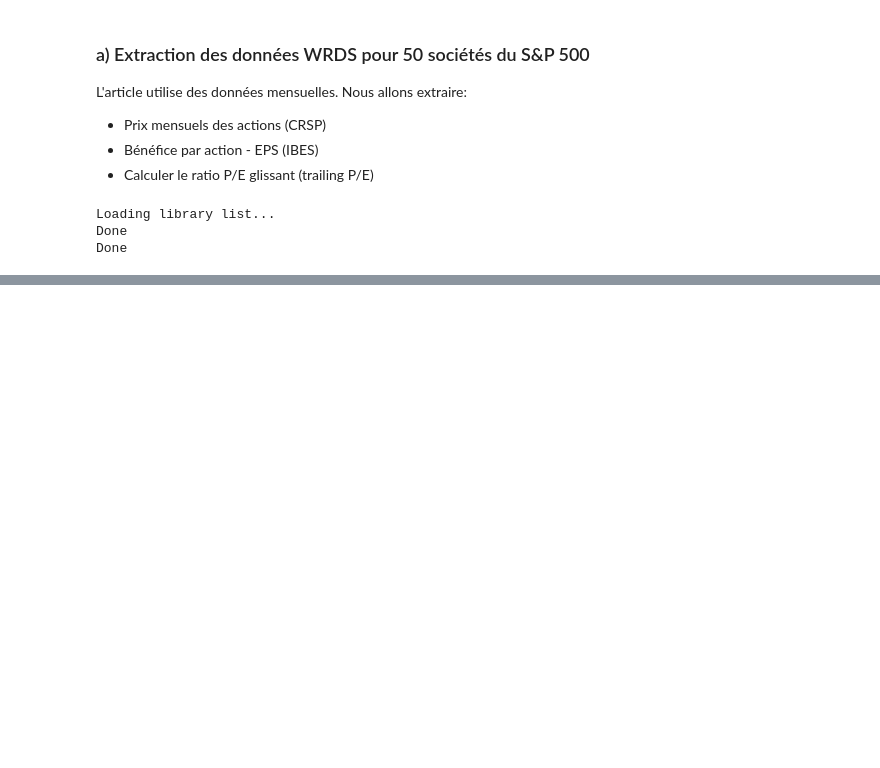
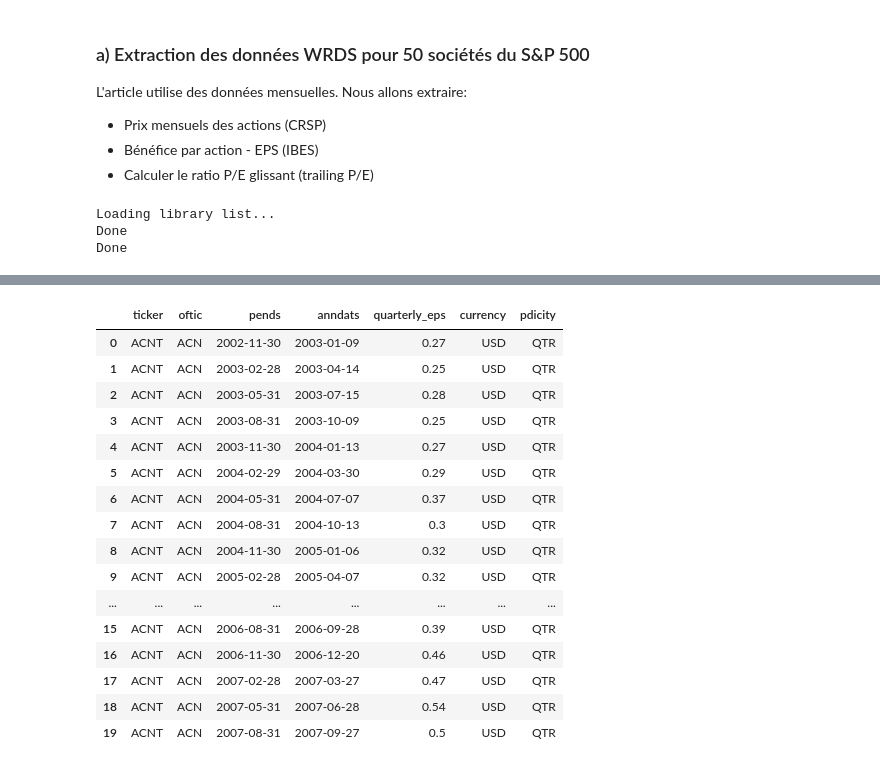
Before and after one commit to VincentD1209/TP2-cono, a Jupyter notebook: TP2 Q1.ipynb, the cells around one changed output, grey strips where cells are left out. Saved outputs shown, nothing was run; the diff lists cells and outputs as text; code cells hidden in the pictures; blank space fills up the shorter version.

```diff
--- a/TP2 Q1.ipynb
+++ b/TP2 Q1.ipynb
@@ -856,0 +478,55 @@ Le reste du code s'adaptera automatiquement car il utilise les listes de PERMNOs
+# %%
+# Étape 5.2: Extraire les données EPS trimestrielles depuis IBES
+# Nécessaire pour calculer le Trailing 12-Month PE (somme des 4 derniers trimestres)
+
+print("="*70)
+print("ÉTAPE 5.2: EXTRACTION DES EPS TRIMESTRIELS DEPUIS IBES")
+print("="*70)
+
+query_quarterly_eps = """
+SELECT
+    ticker,
+    oftic,
+    pends,
+    anndats,
+    value as quarterly_eps,
+    curr_act as currency,
+    pdicity
+FROM ibes.act_epsus
+WHERE oftic IN ('{tickers}')
+  AND anndats >= '{start_date}'
+  AND anndats <= '{end_date}'
+  AND pdicity = 'QTR'
+  AND value IS NOT NULL
+ORDER BY oftic, pends
+""".format(tickers=tickers_str, start_date=start_date, end_date=end_date)
+
+print(f"Période recherchée: {start_date} à {end_date}")
+print(f"Nombre de tickers CRSP à chercher: {len(tickers)}")
+print(f"\nExtraction des EPS trimestriels depuis IBES...")
+
+quarterly_eps = db.raw_sql(query_quarterly_eps)
+
+# Convertir les dates
+quarterly_eps['pends'] = pd.to_datetime(quarterly_eps['pends'])
+quarterly_eps['anndats'] = pd.to_datetime(quarterly_eps['anndats'])
+
+print(f"\n{'='*70}")
+print("RÉSULTATS DE L'EXTRACTION EPS TRIMESTRIELS")
+print(f"{'='*70}")
+print(f"\nNombre total d'observations EPS trimestriels: {len(quarterly_eps)}")
+print(f"Nombre de tickers CRSP (oftic): {quarterly_eps['oftic'].nunique()}")
+
+# Afficher le nombre d'EPS trimestriels par ticker
+print(f"\n{'='*70}")
+print("NOMBRE D'EPS TRIMESTRIELS PAR TICKER CRSP (OFTIC)")
+print(f"{'='*70}")
+qtr_eps_count = quarterly_eps.groupby('oftic').size().sort_values(ascending=False)
+print(qtr_eps_count.head(20))
+print(f"\nStatistiques: Min={qtr_eps_count.min()}, Max={qtr_eps_count.max()}, Moyenne={qtr_eps_count.mean():.1f}")
+
+print(f"\n✓ EPS trimestriels extraits avec succès!")
+print(f"  → Variable: quarterly_eps")
+
+quarterly_eps.head(20)
+# %% [output]
@@ -856,0 +550,17 @@ Le reste du code s'adaptera automatiquement car il utilise les listes de PERMNOs
+|  | ticker | oftic | pends | anndats | quarterly_eps | currency | pdicity |
+| 0 | ACNT | ACN | 2002-11-30 | 2003-01-09 | 0.27 | USD | QTR |
+| 1 | ACNT | ACN | 2003-02-28 | 2003-04-14 | 0.25 | USD | QTR |
+| 2 | ACNT | ACN | 2003-05-31 | 2003-07-15 | 0.28 | USD | QTR |
+| 3 | ACNT | ACN | 2003-08-31 | 2003-10-09 | 0.25 | USD | QTR |
+| 4 | ACNT | ACN | 2003-11-30 | 2004-01-13 | 0.27 | USD | QTR |
+| 5 | ACNT | ACN | 2004-02-29 | 2004-03-30 | 0.29 | USD | QTR |
+| 6 | ACNT | ACN | 2004-05-31 | 2004-07-07 | 0.37 | USD | QTR |
+| 7 | ACNT | ACN | 2004-08-31 | 2004-10-13 | 0.3 | USD | QTR |
+| 8 | ACNT | ACN | 2004-11-30 | 2005-01-06 | 0.32 | USD | QTR |
+| 9 | ACNT | ACN | 2005-02-28 | 2005-04-07 | 0.32 | USD | QTR |
+| ... | ... | ... | ... | ... | ... | ... | ... |
+| 15 | ACNT | ACN | 2006-08-31 | 2006-09-28 | 0.39 | USD | QTR |
+| 16 | ACNT | ACN | 2006-11-30 | 2006-12-20 | 0.46 | USD | QTR |
+| 17 | ACNT | ACN | 2007-02-28 | 2007-03-27 | 0.47 | USD | QTR |
+| 18 | ACNT | ACN | 2007-05-31 | 2007-06-28 | 0.54 | USD | QTR |
+| 19 | ACNT | ACN | 2007-08-31 | 2007-09-27 | 0.5 | USD | QTR |
```
Also changed, not shown: parts of 20 cells of this notebook.
